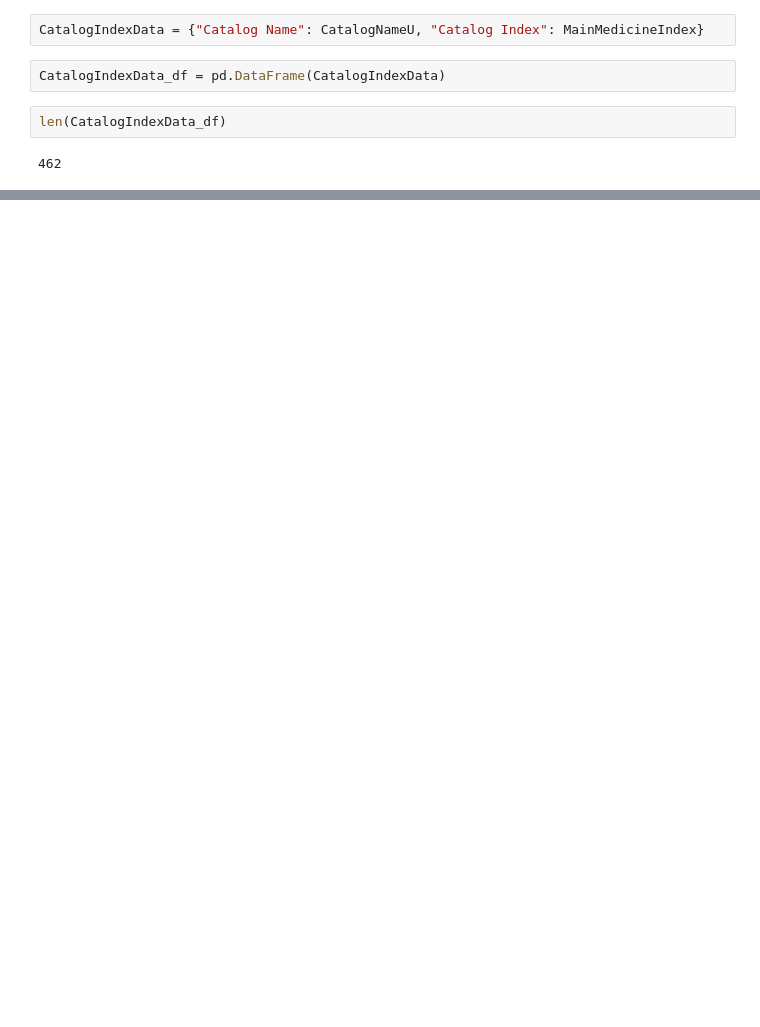
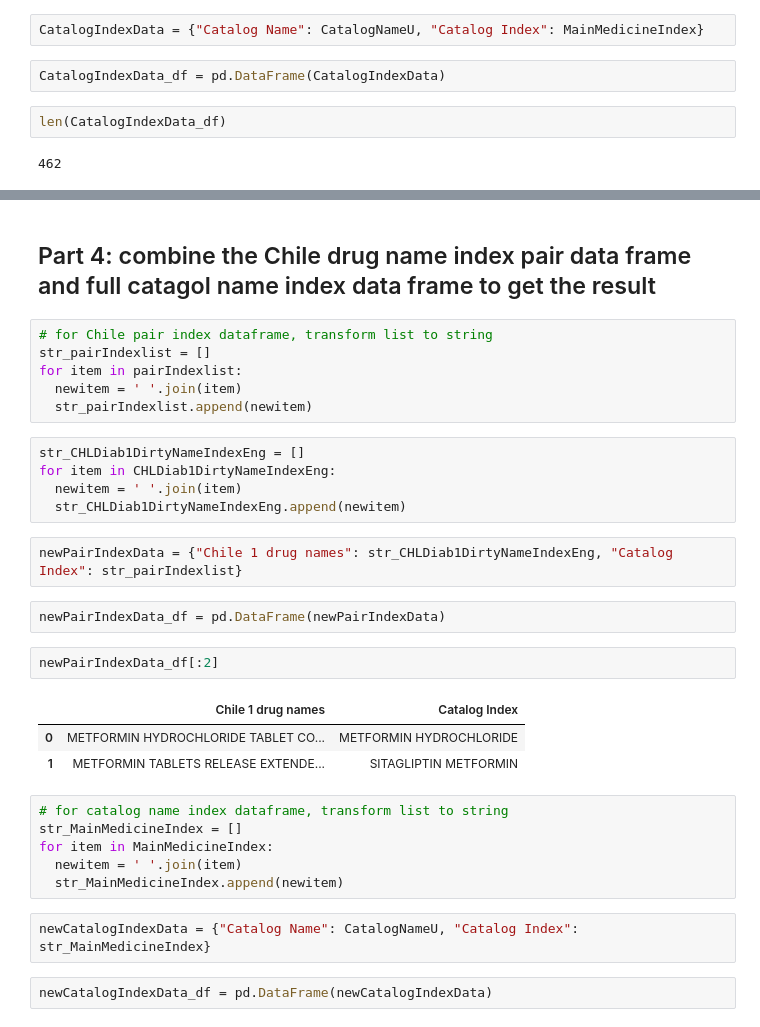
Before and after one commit to wenjunc2/PAHO-Drug-Data-Cleaning-Summer-2022, a Jupyter notebook: 普通编程.ipynb, the cells around one changed output, grey strips where cells are left out. Saved outputs shown, nothing was run; the diff lists cells and outputs as text; blank space fills up the shorter version.

```diff
--- a/普通编程.ipynb
+++ b/普通编程.ipynb
@@ -164,0 +311,33 @@ CatalogIndexData_df
+# %% [markdown]
+## Part 4: combine the Chile drug name index pair data frame and full catagol name index data frame to get the result
+# %%
+# for Chile pair index dataframe, transform list to string
+str_pairIndexlist = []
+for item in pairIndexlist:
+  newitem = ' '.join(item)
+  str_pairIndexlist.append(newitem)
+# %%
+str_CHLDiab1DirtyNameIndexEng = []
+for item in CHLDiab1DirtyNameIndexEng:
+  newitem = ' '.join(item)
+  str_CHLDiab1DirtyNameIndexEng.append(newitem)
+# %%
+newPairIndexData = {"Chile 1 drug names": str_CHLDiab1DirtyNameIndexEng, "Catalog Index": str_pairIndexlist}
+# %%
+newPairIndexData_df = pd.DataFrame(newPairIndexData)
+# %%
+newPairIndexData_df[:2]
+# %% [output]
+|  | Chile 1 drug names | Catalog Index |
+| 0 | METFORMIN HYDROCHLORIDE TABLET CO... | METFORMIN HYDROCHLORIDE |
+| 1 | METFORMIN TABLETS RELEASE EXTENDE... | SITAGLIPTIN METFORMIN |
+# %%
+# for catalog name index dataframe, transform list to string
+str_MainMedicineIndex = []
+for item in MainMedicineIndex:
+  newitem = ' '.join(item)
+  str_MainMedicineIndex.append(newitem)
+# %%
+newCatalogIndexData = {"Catalog Name": CatalogNameU, "Catalog Index": str_MainMedicineIndex}
+# %%
+newCatalogIndexData_df = pd.DataFrame(newCatalogIndexData)
```
Also changed, not shown: parts of 40 cells of this notebook.
